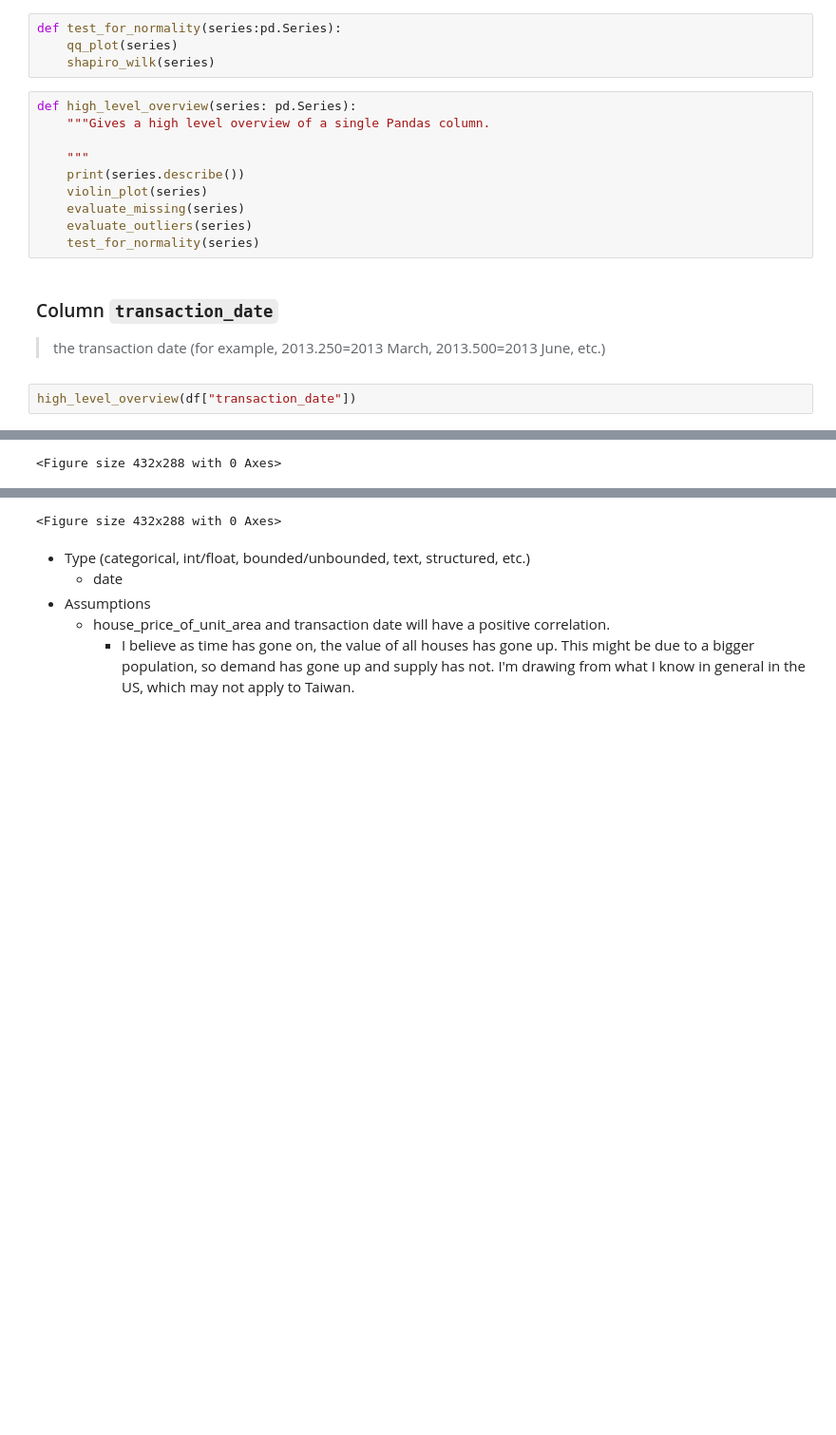
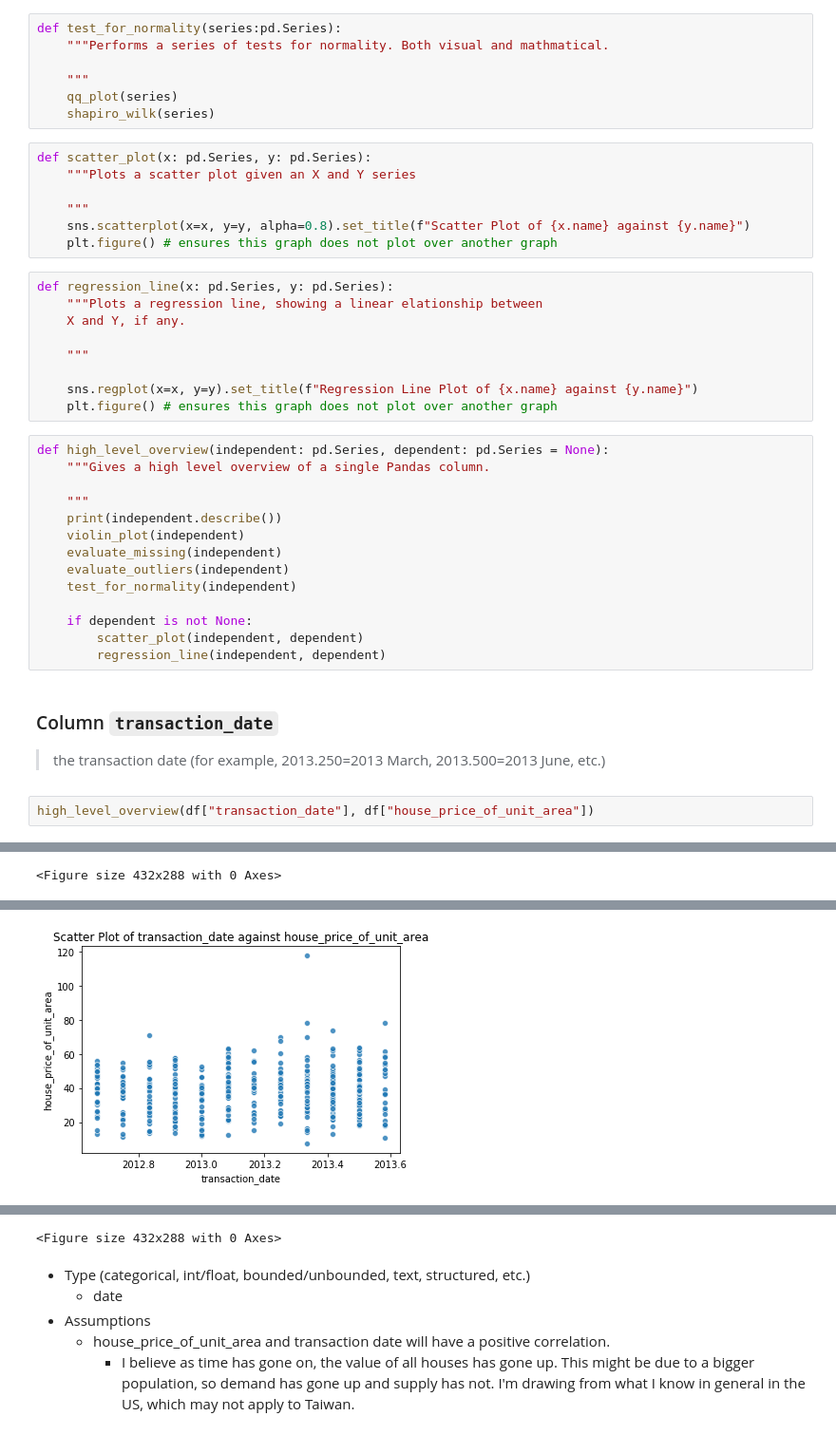
Before and after one commit to GregHilston/hands-on-machine-learning-with-scikit-learn-and-tensorflow, a Jupyter notebook: chapter-two-end-to-end-machine-learning-project/notebooks/chapter-two-end-to-end-project.ipynb, the cells around one changed output, grey strips where cells are left out. Shown at 95% size. Drawn from its saved outputs; the diff is of its cells as text; blank space fills up the shorter version.

Commit message:
Added a scatter plot and regression line plot

```diff
--- a/chapter-two-end-to-end-machine-learning-project/notebooks/chapter-two-end-to-end-project.ipynb
+++ b/chapter-two-end-to-end-machine-learning-project/notebooks/chapter-two-end-to-end-project.ipynb
@@ -335,41 +339,65 @@ def shapiro_wilk(series: pd.Series, alpha: int = 0.05):
         print('Sample does not look Gaussian (reject H0)')
 # %%
 def test_for_normality(series:pd.Series):
+    """Performs a series of tests for normality. Both visual and mathmatical.
+
+    """
     qq_plot(series)
     shapiro_wilk(series)
+# %%
+def scatter_plot(x: pd.Series, y: pd.Series):
+    """Plots a scatter plot given an X and Y series
+
+    """
+    sns.scatterplot(x=x, y=y, alpha=0.8).set_title(f"Scatter Plot of {x.name} against {y.name}")
+    plt.figure() # ensures this graph does not plot over another graph
+# %%
+def regression_line(x: pd.Series, y: pd.Series):
+    """Plots a regression line, showing a linear elationship between
+    X and Y, if any.
+
+    """
+
+    sns.regplot(x=x, y=y).set_title(f"Regression Line Plot of {x.name} against {y.name}")
+    plt.figure() # ensures this graph does not plot over another graph
 # %%
-def high_level_overview(series: pd.Series):
+def high_level_overview(independent: pd.Series, dependent: pd.Series = None):
     """Gives a high level overview of a single Pandas column.
 
     """
-    print(series.describe())
-    violin_plot(series)
-    evaluate_missing(series)
-    evaluate_outliers(series)
-    test_for_normality(series)
+    print(independent.describe())
+    violin_plot(independent)
+    evaluate_missing(independent)
+    evaluate_outliers(independent)
+    test_for_normality(independent)
+
+    if dependent is not None:
+        scatter_plot(independent, dependent)
+        regression_line(independent, dependent)
 # %% [markdown]
 ### Column `transaction_date`
 
 > the transaction date (for example, 2013.250=2013 March, 2013.500=2013 June, etc.)
 # %%
-high_level_overview(df["transaction_date"])
+high_level_overview(df["transaction_date"], df["house_price_of_unit_area"])
 # %% [output]
 count     414.000000
 mean     2013.148953
 std         0.281995
 min      2012.666667
 25%      2012.916667
 50%      2013.166667
 75%      2013.416667
 max      2013.583333
 Name: transaction_date, dtype: float64
 0 missing
 IQR: 0.5
 found 0 outliers
 
 Shapiro-Wilk stat 0.934929370880127 p 1.8203687255496925e-12
 Sample does not look Gaussian (reject H0)
 [figure]
 [figure]
 <Figure size 432x288 with 0 Axes>
 [figure]
+[figure, added]
```
Also changed, not shown: parts of 9 cells of this notebook.
